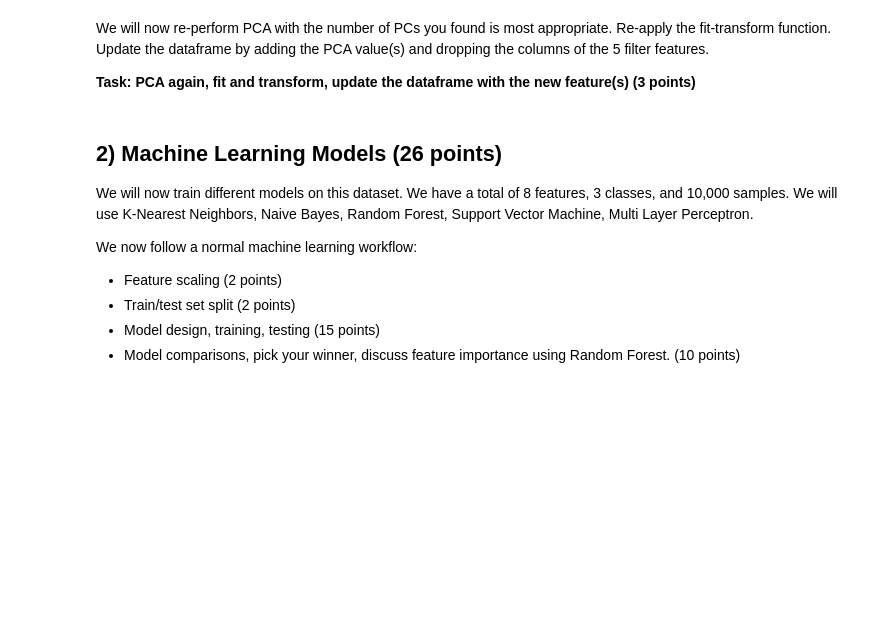
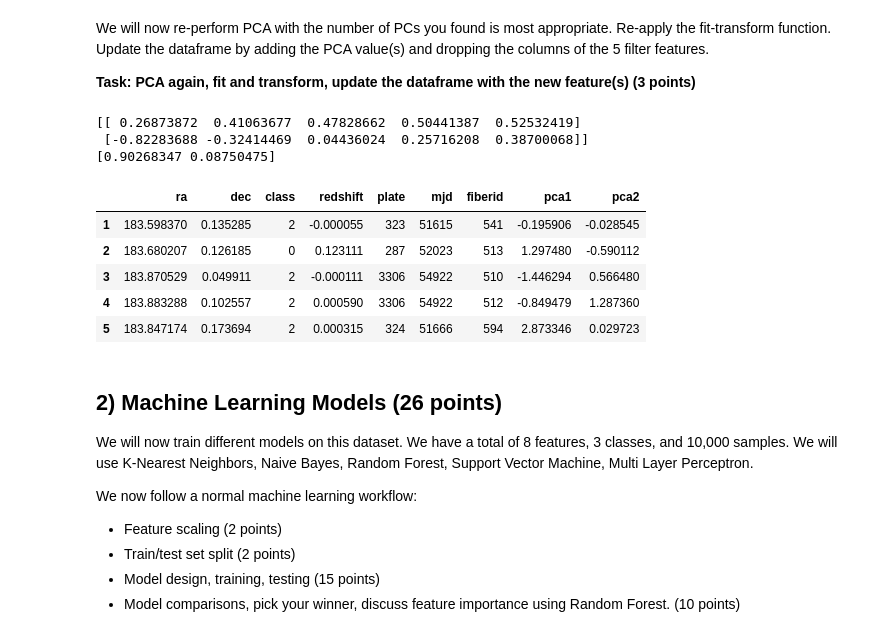
Before and after one commit to UW-ESS-DS/MLGeo2022_velgueta, a Jupyter notebook: Homework7/homework7.ipynb, the cells around one changed output. Saved outputs shown, nothing was run; the diff lists cells and outputs as text; code cells hidden in the pictures; blank space fills up the shorter version.

```diff
--- a/Homework7/homework7.ipynb
+++ b/Homework7/homework7.ipynb
@@ -369,0 +368,16 @@ We will use the skilearn function ``sklearn.decomposition.PCA()`` to fit and tra
+# %%
+# anwer
+# Import useful module
+import matplotlib.pyplot as plt
+import numpy as np
+import numpy.linalg as ln
+import pandas as pd
+from matplotlib import cm
+%matplotlib inline
+from sklearn.decomposition import PCA
+
+Datapca=np.asarray(Data[["u", "g" ,"r","i", "z"]])
+print(Datapca)
+pca=PCA(n_components=5).fit(Datapca)
+print(pca.components_)
+print(pca.explained_variance_ratio_)
@@ -380,3 +404,30 @@ We will now re-perform PCA with the number of PCs you found is most appropriate.
+# %%
+# answer
+pca_2=PCA(n_components=2).fit(Datapca)
+print(pca_2.components_)
+print(pca_2.explained_variance_ratio_)
+# %% [output]
+[[ 0.26873872  0.41063677  0.47828662  0.50441387  0.52532419]
+ [-0.82283688 -0.32414469  0.04436024  0.25716208  0.38700068]]
+[0.90268347 0.08750475]
+# %%
+# answer
+pca_2=PCA(n_components=2).fit(Datapca)
+Data.drop("u", inplace=True, axis=1)
+Data.drop("g", inplace=True,axis=1)
+Data.drop("r", inplace=True,axis=1)
+Data.drop("i", inplace=True,axis=1)
+Data.drop("z", inplace=True,axis=1)
+Data['pca1'] = pca_2.transform(Datapca)[:,0]
+Data['pca2'] = pca_2.transform(Datapca)[:,1]
+Data.head()
+# %% [output]
+|  | ra | dec | class | redshift | plate | mjd | fiberid | pca1 | pca2 |
+| 1 | 183.598370 | 0.135285 | 2 | -0.000055 | 323 | 51615 | 541 | -0.195906 | -0.028545 |
+| 2 | 183.680207 | 0.126185 | 0 | 0.123111 | 287 | 52023 | 513 | 1.297480 | -0.590112 |
+| 3 | 183.870529 | 0.049911 | 2 | -0.000111 | 3306 | 54922 | 510 | -1.446294 | 0.566480 |
+| 4 | 183.883288 | 0.102557 | 2 | 0.000590 | 3306 | 54922 | 512 | -0.849479 | 1.287360 |
+| 5 | 183.847174 | 0.173694 | 2 | 0.000315 | 324 | 51666 | 594 | 2.873346 | 0.029723 |
 # %% [markdown]
 ## 2) Machine Learning Models (26 points)
 
```
Also changed, not shown: parts of 7 cells of this notebook.
